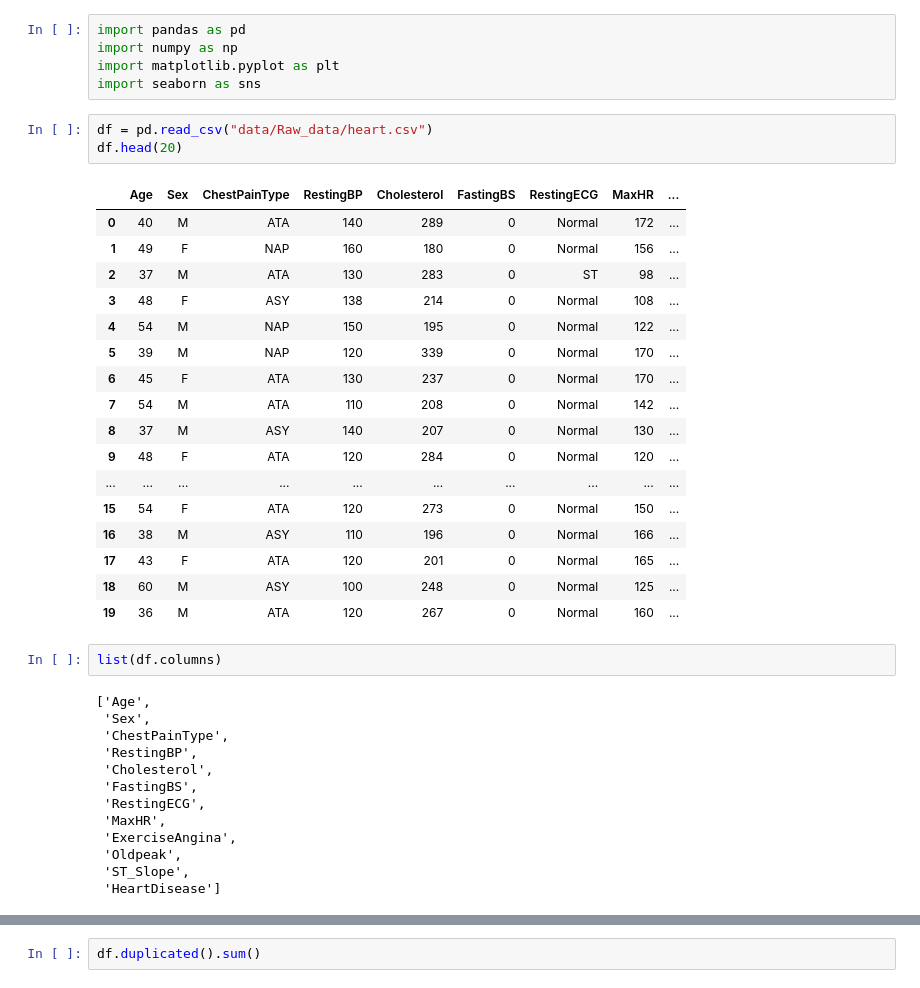
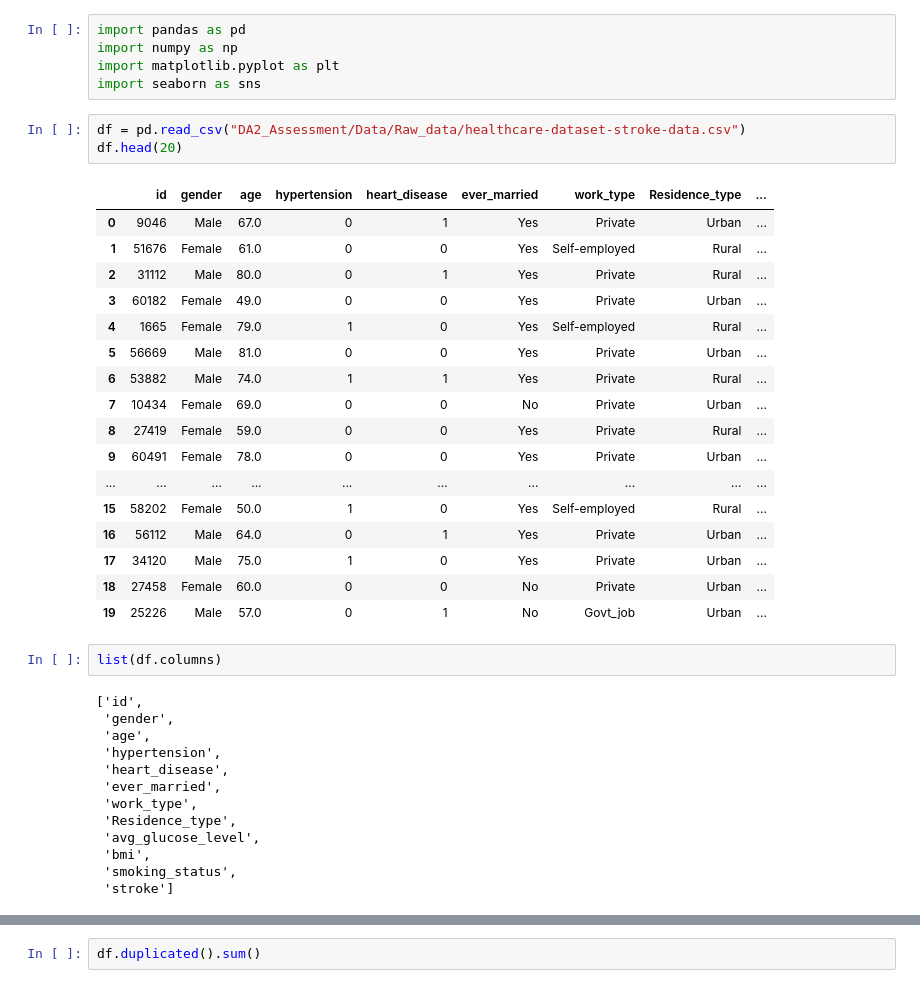
Before and after one commit to Lailah-Idrees/DA2_Assessment, a Jupyter notebook: jupyter_notebooks/ETL_Data_Analysis.ipynb, the cells around one changed output, grey strips where cells are left out. Saved outputs shown, nothing was run; the diff lists cells and outputs as text.

```diff
--- a/jupyter_notebooks/ETL_Data_Analysis.ipynb
+++ b/jupyter_notebooks/ETL_Data_Analysis.ipynb
@@ -57,41 +57,41 @@ import numpy as np
 import matplotlib.pyplot as plt
 import seaborn as sns
 # %%
-df = pd.read_csv("data/Raw_data/heart.csv")
+df = pd.read_csv("DA2_Assessment/Data/Raw_data/healthcare-dataset-stroke-data.csv")
 df.head(20)
 # %% [output]
-|  | Age | Sex | ChestPainType | RestingBP | Cholesterol | FastingBS | RestingECG | MaxHR | ... |
-| 0 | 40 | M | ATA | 140 | 289 | 0 | Normal | 172 | ... |
-| 1 | 49 | F | NAP | 160 | 180 | 0 | Normal | 156 | ... |
-| 2 | 37 | M | ATA | 130 | 283 | 0 | ST | 98 | ... |
-| 3 | 48 | F | ASY | 138 | 214 | 0 | Normal | 108 | ... |
-| 4 | 54 | M | NAP | 150 | 195 | 0 | Normal | 122 | ... |
-| 5 | 39 | M | NAP | 120 | 339 | 0 | Normal | 170 | ... |
-| 6 | 45 | F | ATA | 130 | 237 | 0 | Normal | 170 | ... |
-| 7 | 54 | M | ATA | 110 | 208 | 0 | Normal | 142 | ... |
-| 8 | 37 | M | ASY | 140 | 207 | 0 | Normal | 130 | ... |
-| 9 | 48 | F | ATA | 120 | 284 | 0 | Normal | 120 | ... |
+|  | id | gender | age | hypertension | heart_disease | ever_married | work_type | Residence_type | ... |
+| 0 | 9046 | Male | 67.0 | 0 | 1 | Yes | Private | Urban | ... |
+| 1 | 51676 | Female | 61.0 | 0 | 0 | Yes | Self-employed | Rural | ... |
+| 2 | 31112 | Male | 80.0 | 0 | 1 | Yes | Private | Rural | ... |
+| 3 | 60182 | Female | 49.0 | 0 | 0 | Yes | Private | Urban | ... |
+| 4 | 1665 | Female | 79.0 | 1 | 0 | Yes | Self-employed | Rural | ... |
+| 5 | 56669 | Male | 81.0 | 0 | 0 | Yes | Private | Urban | ... |
+| 6 | 53882 | Male | 74.0 | 1 | 1 | Yes | Private | Rural | ... |
+| 7 | 10434 | Female | 69.0 | 0 | 0 | No | Private | Urban | ... |
+| 8 | 27419 | Female | 59.0 | 0 | 0 | Yes | Private | Rural | ... |
+| 9 | 60491 | Female | 78.0 | 0 | 0 | Yes | Private | Urban | ... |
 | ... | ... | ... | ... | ... | ... | ... | ... | ... | ... |
-| 15 | 54 | F | ATA | 120 | 273 | 0 | Normal | 150 | ... |
-| 16 | 38 | M | ASY | 110 | 196 | 0 | Normal | 166 | ... |
-| 17 | 43 | F | ATA | 120 | 201 | 0 | Normal | 165 | ... |
-| 18 | 60 | M | ASY | 100 | 248 | 0 | Normal | 125 | ... |
-| 19 | 36 | M | ATA | 120 | 267 | 0 | Normal | 160 | ... |
+| 15 | 58202 | Female | 50.0 | 1 | 0 | Yes | Self-employed | Rural | ... |
+| 16 | 56112 | Male | 64.0 | 0 | 1 | Yes | Private | Urban | ... |
+| 17 | 34120 | Male | 75.0 | 1 | 0 | Yes | Private | Urban | ... |
+| 18 | 27458 | Female | 60.0 | 0 | 0 | No | Private | Urban | ... |
+| 19 | 25226 | Male | 57.0 | 0 | 1 | No | Govt_job | Urban | ... |
 # %%
 list(df.columns)
 # %% [output]
-['Age',
- 'Sex',
- 'ChestPainType',
- 'RestingBP',
- 'Cholesterol',
- 'FastingBS',
- 'RestingECG',
- 'MaxHR',
- 'ExerciseAngina',
- 'Oldpeak',
- 'ST_Slope',
- 'HeartDisease']
+['id',
+ 'gender',
+ 'age',
+ 'hypertension',
+ 'heart_disease',
+ 'ever_married',
+ 'work_type',
+ 'Residence_type',
+ 'avg_glucose_level',
+ 'bmi',
+ 'smoking_status',
+ 'stroke']
 # %%
 df.info()
 df.shape
```
Also changed, not shown: parts of 23 cells of this notebook.
